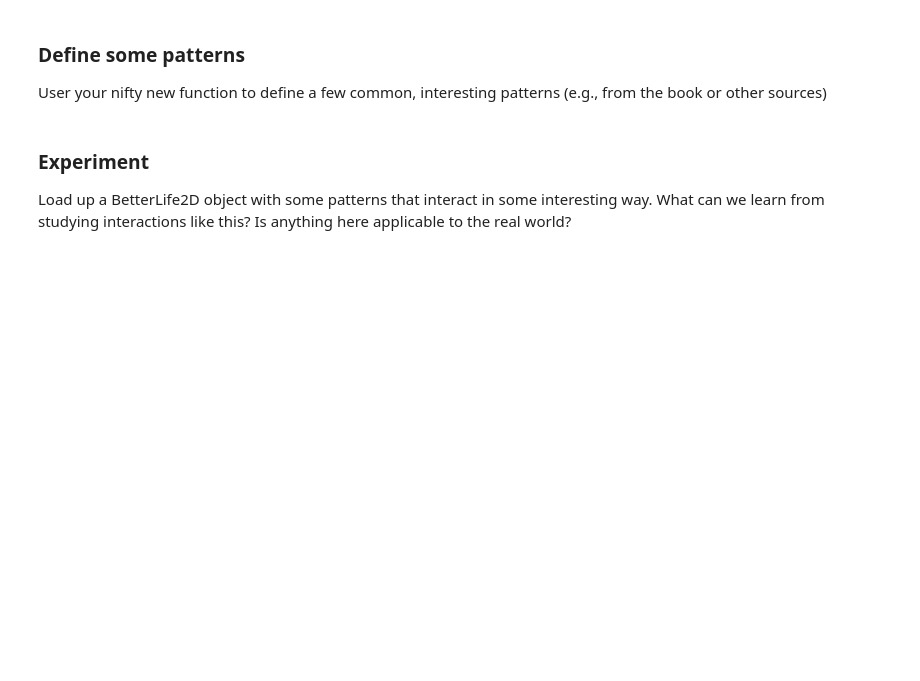
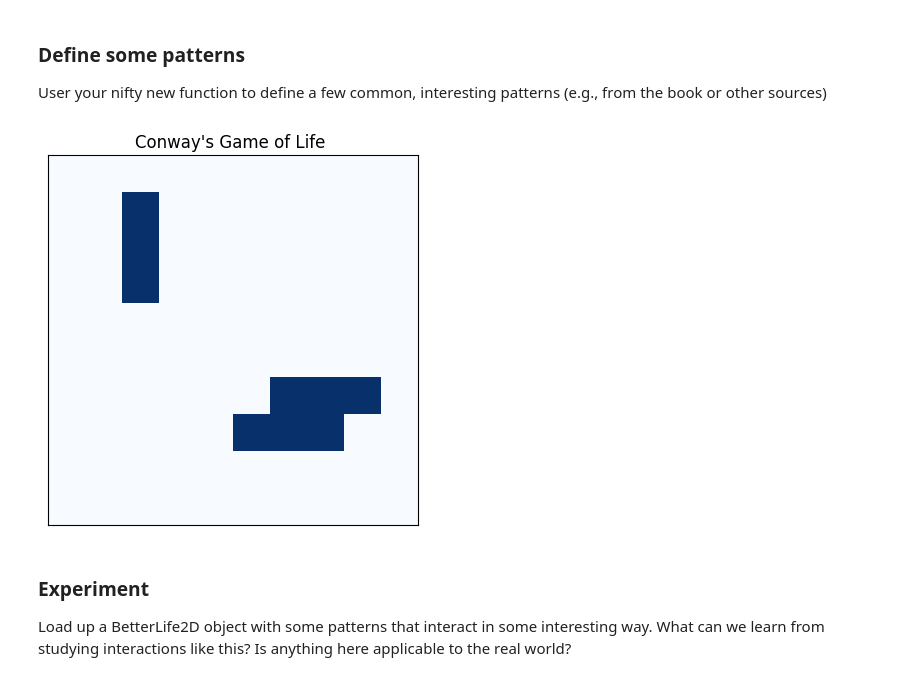
Before and after one commit to Vashusingh44/cap-comp215, a Jupyter notebook: labs/lab06-GoL.ipynb, the cells around one changed output. Cells and saved outputs as stored; diff of their text form; code cells hidden in the pictures; blank space fills up the shorter version.

```diff
--- a/labs/lab06-GoL.ipynb
+++ b/labs/lab06-GoL.ipynb
@@ -213,3 +273,39 @@ User your nifty new function to define a few common, interesting patterns (e.g.,
+# %%
+# Ex. 3 define your patterns here...  #found patterns using online resources
+# Define the blinker pattern
+blinker_pattern = """
+010
+010
+010
+"""
+
+# Define the toad pattern
+toad_pattern = """
+0000
+0111
+1110
+0000
+"""
+# Parses the blinker pattern
+blinker = parse_pattern(blinker_pattern)
+
+# Parses the toad pattern
+toad = parse_pattern(toad_pattern)
+
+# Creates a BetterLife2D instance
+life = BetterLife2D(10)
+
+# Loads the blinker pattern into the Life state array at coordinates (1, 1)
+life.load_pattern(1, 1, blinker)
+
+# Loads the toad pattern into the Life state array at coordinates (5, 5)
+life.load_pattern(5, 5, toad)
+
+# Visualizes the Life state
+life.draw()
+plt.show()
+# %% [output]
+[figure, added]
 # %% [markdown]
 ### Experiment
 Load up a BetterLife2D object with some patterns that interact in some interesting way.
```
Also changed, not shown: parts of 9 cells of this notebook.
